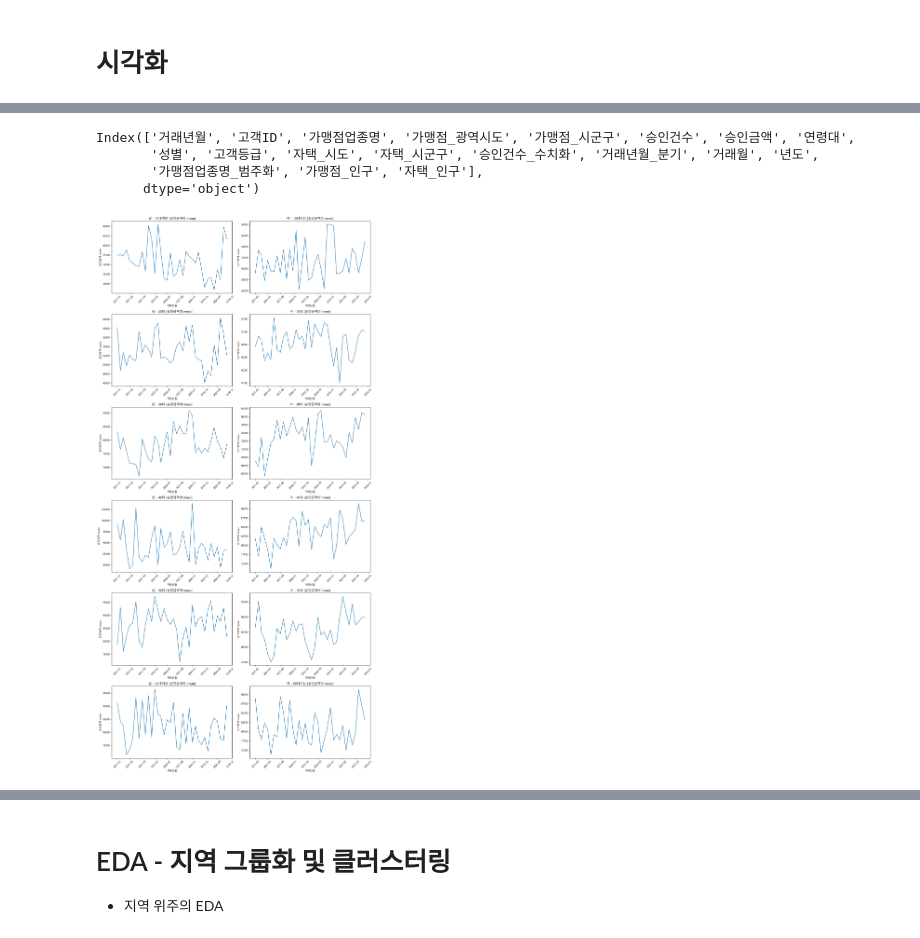
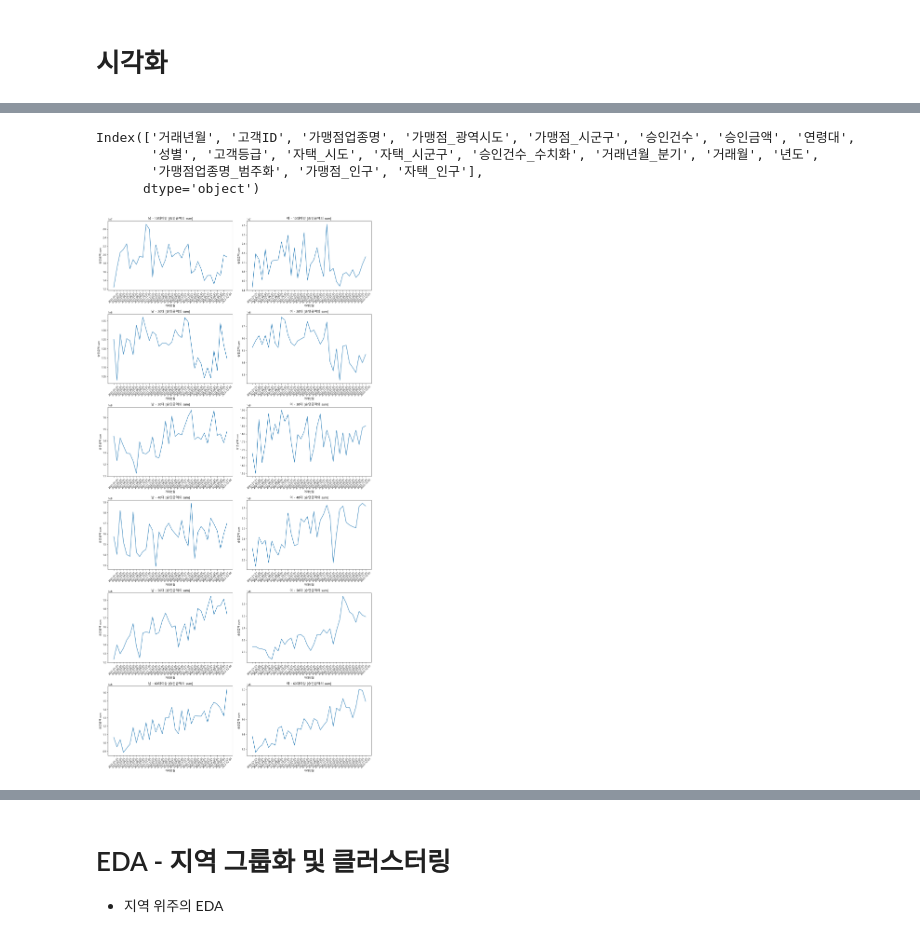
Before and after one commit to shs1018/iM_DiGital_Banker_academy, a Jupyter notebook: projects/iMBank_pj1/data_EDA.ipynb, the cells around one changed output, grey strips where cells are left out. Saved outputs shown, nothing was run; the diff lists cells and outputs as text; code cells hidden in the pictures.

Commit message:
Clustering & Visualization

```diff
--- a/projects/iMBank_pj1/data_EDA.ipynb
+++ b/projects/iMBank_pj1/data_EDA.ipynb
@@ -241,40 +241,3 @@ dtypes: float64(1), int64(6), object(12)
 memory usage: 122.0+ MB
 # %% [markdown]
 # 시각화
-# %%
-# 거래년월 데이터 타입 변경
-data['거래년월'] = pd.to_datetime(data['거래년월'], format='%Y-%m-%d')
-
-# 성별 및 연령대 그룹 정의
-genders = data['성별'].unique()
-ages = data['연령대'].unique()
-
-
-def plot_age_gender_amount(ages, genders, data):
-    # Create a 6x2 subplot
-    fig, axes = plt.subplots(6, 2, figsize=(15, 30))  # 6 rows, 2 columns
-
-    # Plot index
-    plot_idx = 0
-    for age in ages:
-        for gender in genders:
-            # Filtered DataFrame (subset)
-            subset = data[(data['성별'] == gender) & (data['연령대'] == age)]
-
-            if not subset.empty:
-                # Calculate monthly sum of '승인금액'
-                monthly_sum_amount = subset.groupby('거래년월')['승인금액'].sum().reset_index()
-
-                # Create line plot in the appropriate subplot
-                ax = axes[plot_idx // 2, plot_idx % 2]
-                sns.lineplot(data=monthly_sum_amount, x='거래년월', y='승인금액', ax=ax)
-                ax.set_title(f"{gender} - {age} [승인금액의 총합]")
-                ax.set_xlabel("거래년월")
-                ax.set_ylabel("승인금액 합계")
-                ax.tick_params(axis='x', rotation=45)
-
-                plot_idx += 1
-
-            # Adjust layout
-    plt.tight_layout()
-    plt.show()
@@ -285,3 +244,10 @@ plot_age_gender_amount(data['연령대'].unique(), data['성별'].unique(), data
+# %%
+data.columns
+# %% [output]
+Index(['거래년월', '고객ID', '가맹점업종명', '가맹점_광역시도', '가맹점_시군구', '승인건수', '승인금액', '연령대',
+       '성별', '고객등급', '자택_시도', '자택_시군구', '승인건수_수치화', '거래년월_분기', '거래월', '년도',
+       '가맹점업종명_범주화', '가맹점_인구', '자택_인구'],
+      dtype='object')
 # %%
 def plot_age_gender_amount_2(colname1, colname2, calc = 'sum', data = data, standard = '승인금액'):
     # Create a 6x2 subplot
@@ -321,14 +287,7 @@ def plot_age_gender_amount_2(colname1, colname2, calc = 'sum', data = data, stan
             # Adjust layout
     plt.tight_layout()
     plt.show()
-# %%
-data.columns
-# %% [output]
-Index(['거래년월', '고객ID', '가맹점업종명', '가맹점_광역시도', '가맹점_시군구', '승인건수', '승인금액', '연령대',
-       '성별', '고객등급', '자택_시도', '자택_시군구', '승인건수_수치화', '거래년월_분기', '거래월', '년도',
-       '가맹점업종명_범주화', '가맹점_인구', '자택_인구'],
-      dtype='object')
 # %%
-plot_age_gender_amount_2('연령대', '성별', calc = 'mean', standard='승인금액')
+plot_age_gender_amount_2('연령대', '성별', calc = 'sum', standard='승인금액')
 # %% [output]
-[figure, old version]
+[figure, new version]
```
Also changed, not shown: parts of 7 cells of this notebook.
